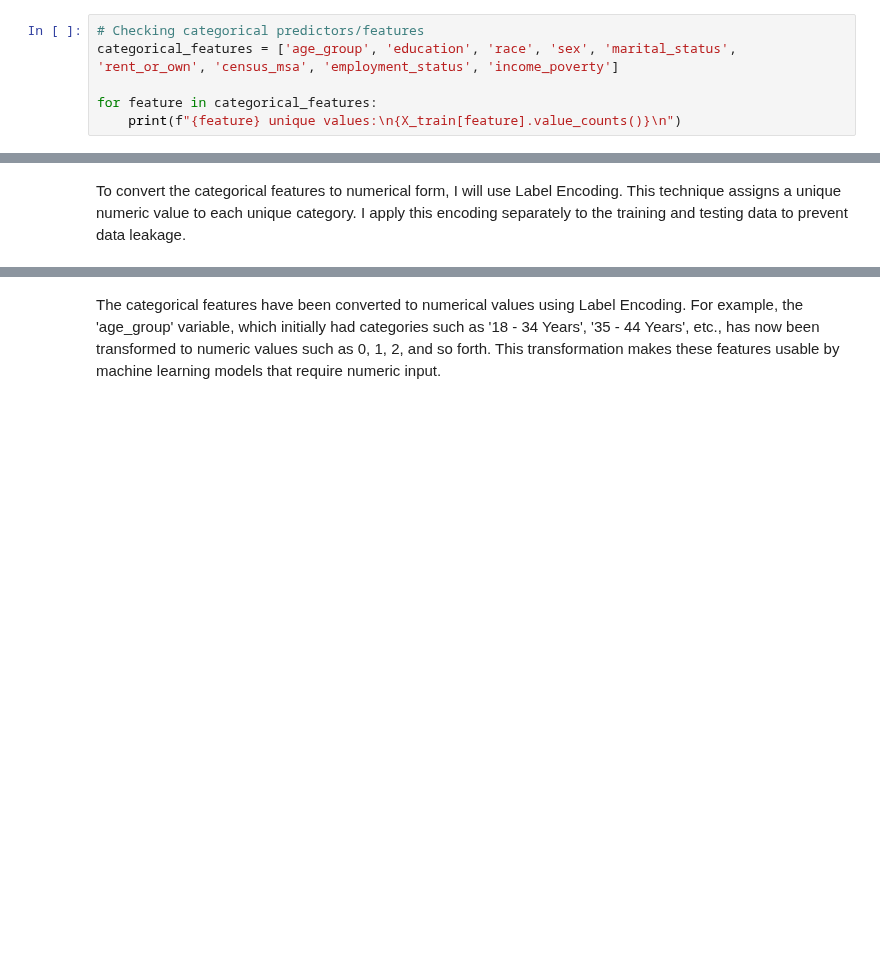
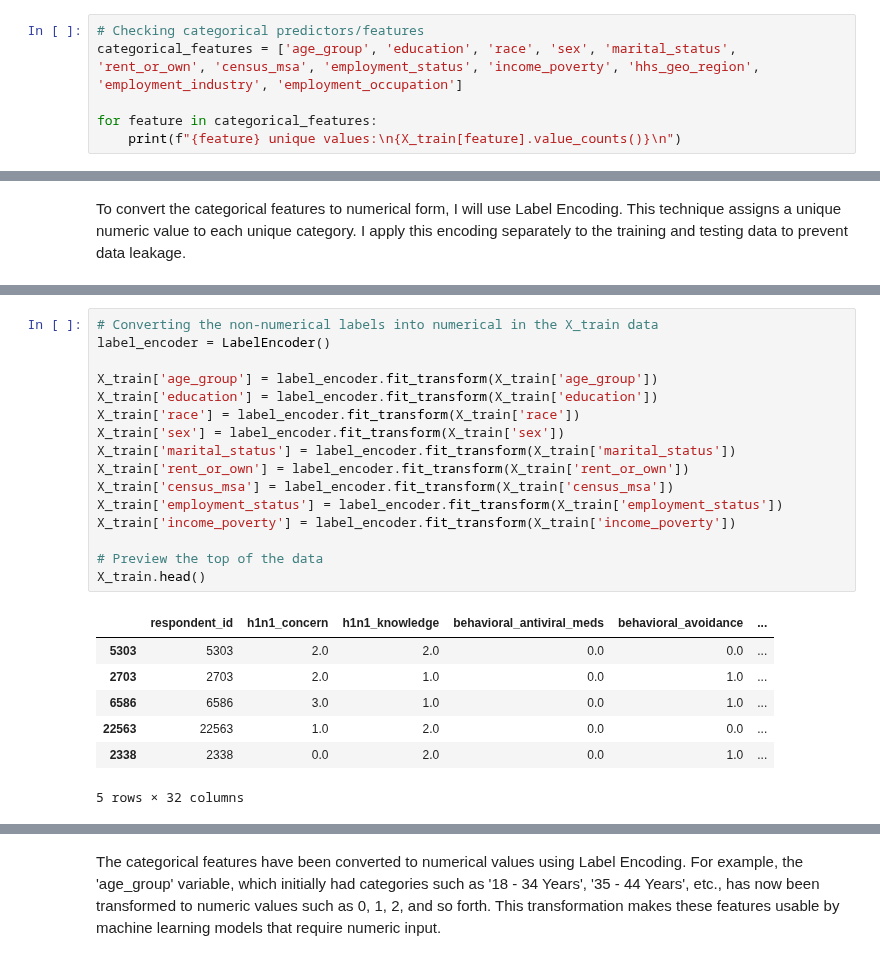
Before and after one commit to KariukiBrian/DSC_phase3project, a Jupyter notebook: index.ipynb, the cells around one changed output, grey strips where cells are left out. Cells and saved outputs as stored; diff of their text form; blank space fills up the shorter version.

```diff
--- a/index.ipynb
+++ b/index.ipynb
@@ -675,7 +675,7 @@ memory usage: 4.7+ MB
 To use categorical features in the model, I need to encode them into numerical values. I identify the categorical features by checking their unique values.
 # %%
 # Checking categorical predictors/features
-categorical_features = ['age_group', 'education', 'race', 'sex', 'marital_status', 'rent_or_own', 'census_msa', 'employment_status', 'income_poverty']
+categorical_features = ['age_group', 'education', 'race', 'sex', 'marital_status', 'rent_or_own', 'census_msa', 'employment_status', 'income_poverty', 'hhs_geo_region', 'employment_industry', 'employment_occupation']
 
 for feature in categorical_features:
     print(f"{feature} unique values:\n{X_train[feature].value_counts()}\n")
@@ -745,2 +745,26 @@ print(X_train.head())
 
 [5 rows x 32 columns]
+# %%
+# Converting the non-numerical labels into numerical in the X_train data
+label_encoder = LabelEncoder()
+
+X_train['age_group'] = label_encoder.fit_transform(X_train['age_group'])
+X_train['education'] = label_encoder.fit_transform(X_train['education'])
+X_train['race'] = label_encoder.fit_transform(X_train['race'])
+X_train['sex'] = label_encoder.fit_transform(X_train['sex'])
+X_train['marital_status'] = label_encoder.fit_transform(X_train['marital_status'])
+X_train['rent_or_own'] = label_encoder.fit_transform(X_train['rent_or_own'])
+X_train['census_msa'] = label_encoder.fit_transform(X_train['census_msa'])
+X_train['employment_status'] = label_encoder.fit_transform(X_train['employment_status'])
+X_train['income_poverty'] = label_encoder.fit_transform(X_train['income_poverty'])
+
+# Preview the top of the data
+X_train.head()
+# %% [output]
+|  | respondent_id | h1n1_concern | h1n1_knowledge | behavioral_antiviral_meds | behavioral_avoidance | ... |
+| 5303 | 5303 | 2.0 | 2.0 | 0.0 | 0.0 | ... |
+| 2703 | 2703 | 2.0 | 1.0 | 0.0 | 1.0 | ... |
+| 6586 | 6586 | 3.0 | 1.0 | 0.0 | 1.0 | ... |
+| 22563 | 22563 | 1.0 | 2.0 | 0.0 | 0.0 | ... |
+| 2338 | 2338 | 0.0 | 2.0 | 0.0 | 1.0 | ... |
+5 rows × 32 columns
```
Also changed, not shown: parts of 4 cells of this notebook.
